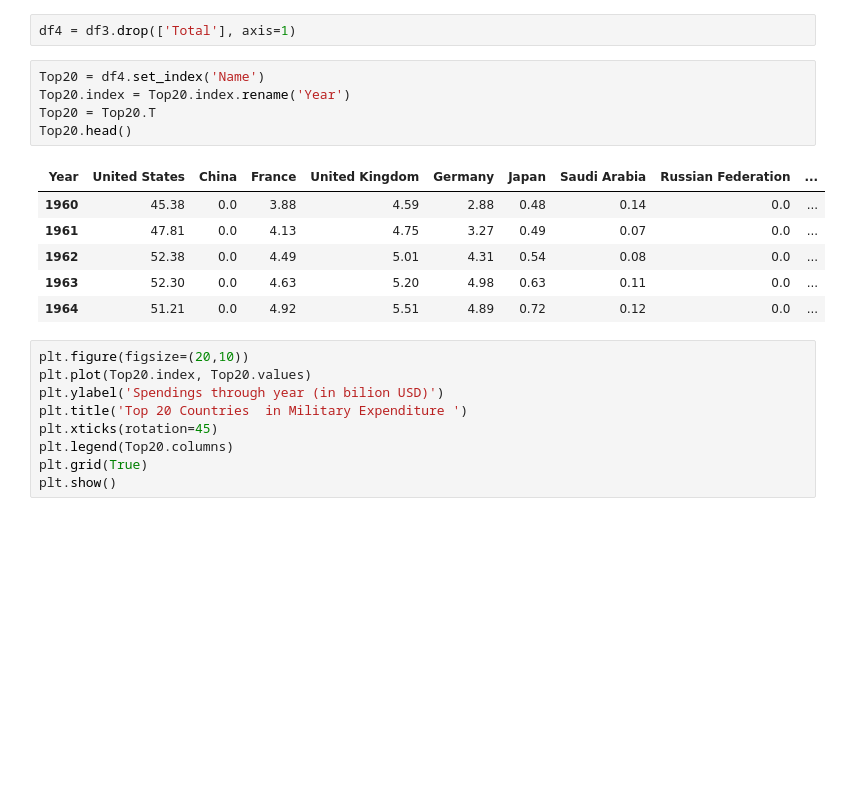
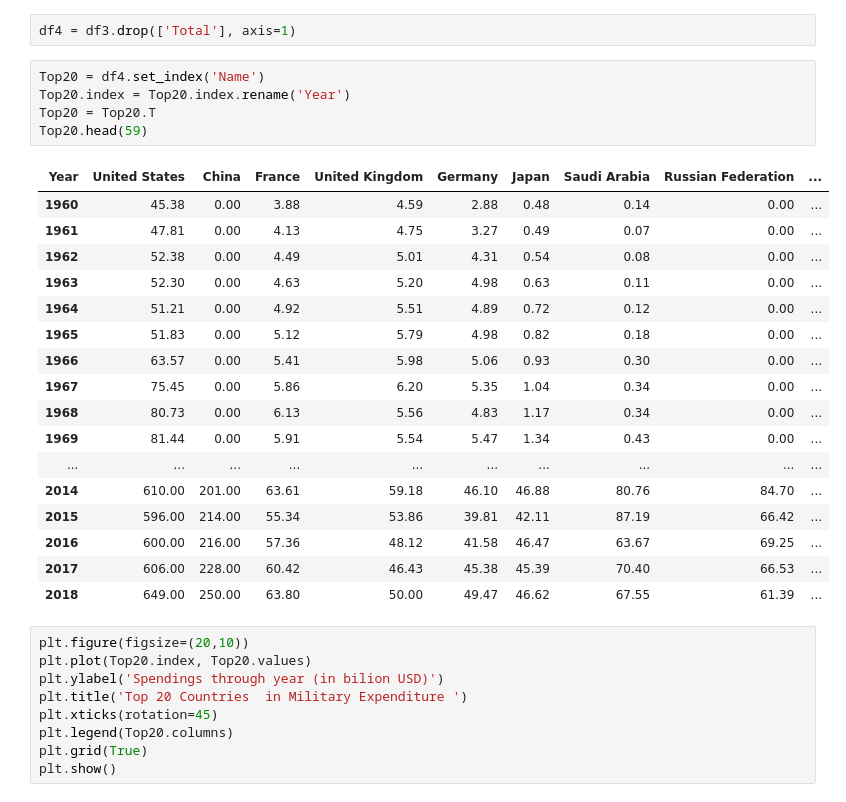
Before and after one commit to tricycle88/Military-expenditure-1960-2018, a Jupyter notebook: Military.ipynb, the cells around one changed output. Cells and saved outputs as stored; diff of their text form; blank space fills up the shorter version.

```diff
--- a/Military.ipynb
+++ b/Military.ipynb
@@ -147,15 +148,26 @@ df4 = df3.drop(['Total'], axis=1)
 # %%
 Top20 = df4.set_index('Name')
 Top20.index = Top20.index.rename('Year')
 Top20 = Top20.T
-Top20.head()
+Top20.head(59)
 # %% [output]
 | Year | United States | China | France | United Kingdom | Germany | Japan | Saudi Arabia | Russian Federation | ... |
-| 1960 | 45.38 | 0.0 | 3.88 | 4.59 | 2.88 | 0.48 | 0.14 | 0.0 | ... |
-| 1961 | 47.81 | 0.0 | 4.13 | 4.75 | 3.27 | 0.49 | 0.07 | 0.0 | ... |
-| 1962 | 52.38 | 0.0 | 4.49 | 5.01 | 4.31 | 0.54 | 0.08 | 0.0 | ... |
-| 1963 | 52.30 | 0.0 | 4.63 | 5.20 | 4.98 | 0.63 | 0.11 | 0.0 | ... |
-| 1964 | 51.21 | 0.0 | 4.92 | 5.51 | 4.89 | 0.72 | 0.12 | 0.0 | ... |
+| 1960 | 45.38 | 0.00 | 3.88 | 4.59 | 2.88 | 0.48 | 0.14 | 0.00 | ... |
+| 1961 | 47.81 | 0.00 | 4.13 | 4.75 | 3.27 | 0.49 | 0.07 | 0.00 | ... |
+| 1962 | 52.38 | 0.00 | 4.49 | 5.01 | 4.31 | 0.54 | 0.08 | 0.00 | ... |
+| 1963 | 52.30 | 0.00 | 4.63 | 5.20 | 4.98 | 0.63 | 0.11 | 0.00 | ... |
+| 1964 | 51.21 | 0.00 | 4.92 | 5.51 | 4.89 | 0.72 | 0.12 | 0.00 | ... |
+| 1965 | 51.83 | 0.00 | 5.12 | 5.79 | 4.98 | 0.82 | 0.18 | 0.00 | ... |
+| 1966 | 63.57 | 0.00 | 5.41 | 5.98 | 5.06 | 0.93 | 0.30 | 0.00 | ... |
+| 1967 | 75.45 | 0.00 | 5.86 | 6.20 | 5.35 | 1.04 | 0.34 | 0.00 | ... |
+| 1968 | 80.73 | 0.00 | 6.13 | 5.56 | 4.83 | 1.17 | 0.34 | 0.00 | ... |
+| 1969 | 81.44 | 0.00 | 5.91 | 5.54 | 5.47 | 1.34 | 0.43 | 0.00 | ... |
+| ... | ... | ... | ... | ... | ... | ... | ... | ... | ... |
+| 2014 | 610.00 | 201.00 | 63.61 | 59.18 | 46.10 | 46.88 | 80.76 | 84.70 | ... |
+| 2015 | 596.00 | 214.00 | 55.34 | 53.86 | 39.81 | 42.11 | 87.19 | 66.42 | ... |
+| 2016 | 600.00 | 216.00 | 57.36 | 48.12 | 41.58 | 46.47 | 63.67 | 69.25 | ... |
+| 2017 | 606.00 | 228.00 | 60.42 | 46.43 | 45.38 | 45.39 | 70.40 | 66.53 | ... |
+| 2018 | 649.00 | 250.00 | 63.80 | 50.00 | 49.47 | 46.62 | 67.55 | 61.39 | ... |
 # %%
 plt.figure(figsize=(20,10))
 plt.plot(Top20.index, Top20.values)
```
Also changed, not shown: parts of 6 cells of this notebook.
